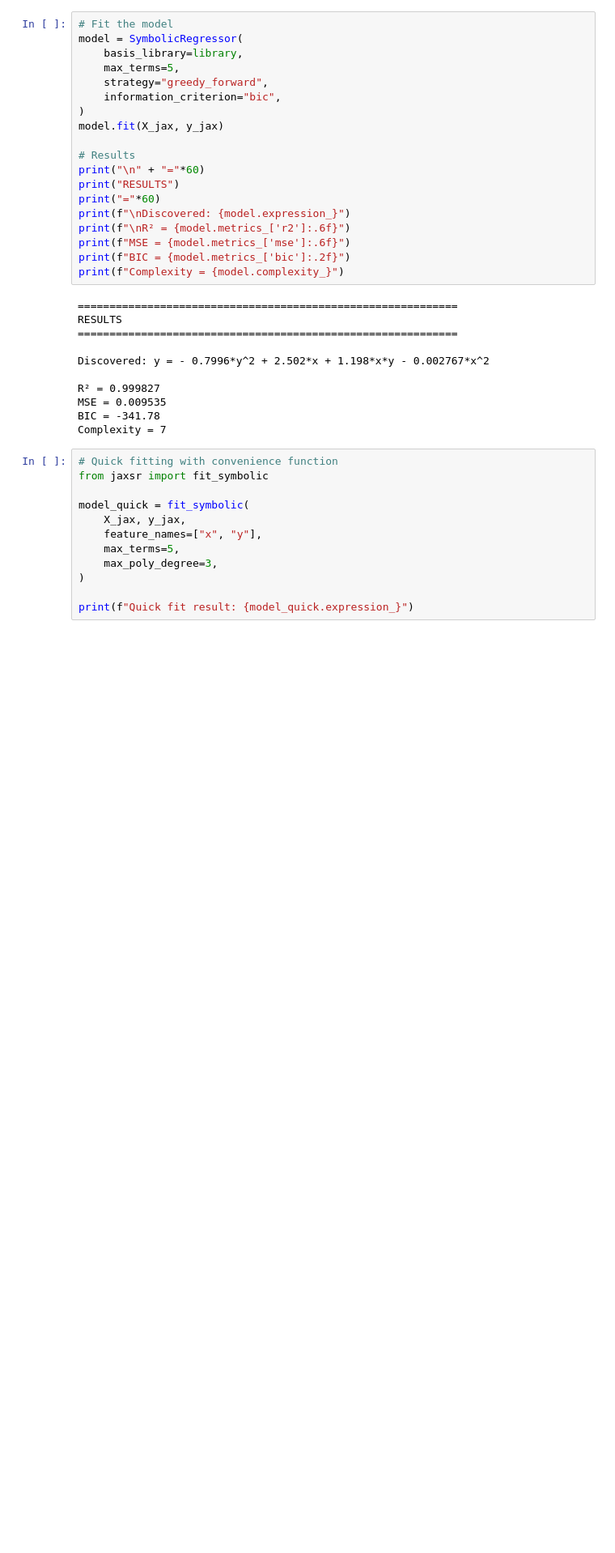
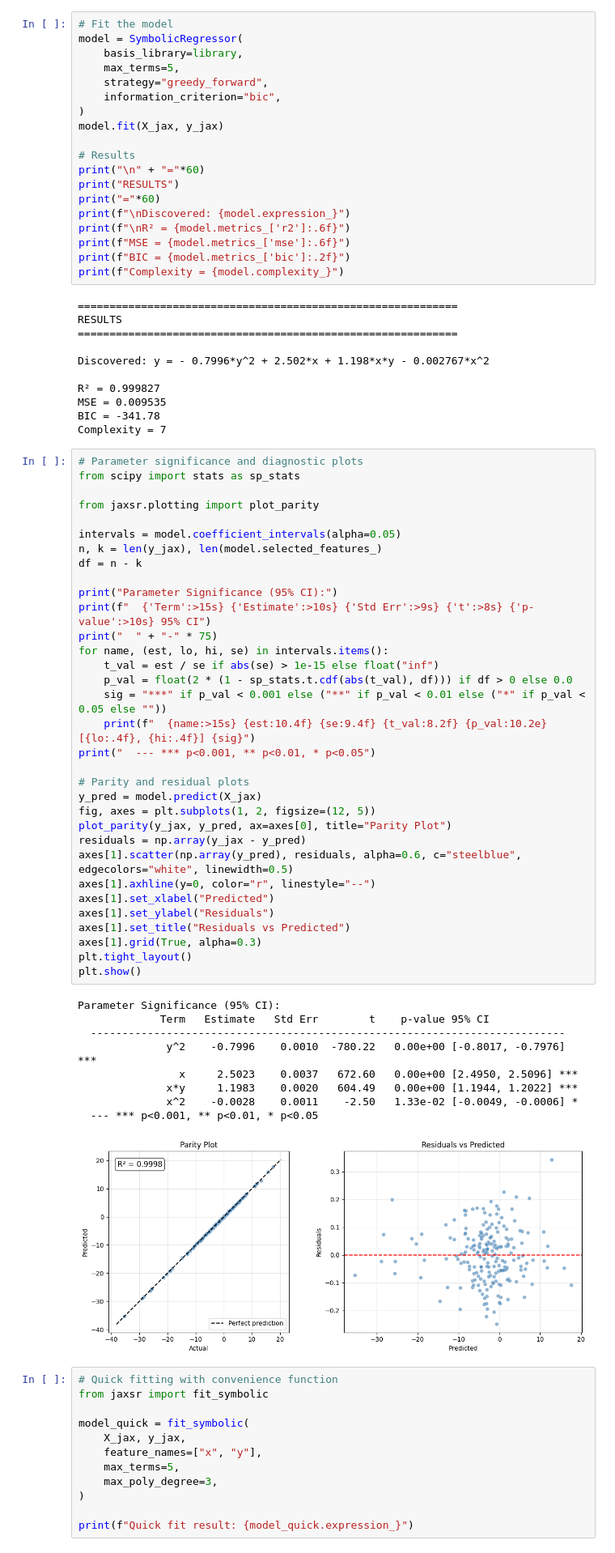
Before and after one commit to jkitchin/jaxsr, a Jupyter notebook: examples/comprehensive_tutorial.ipynb, the cells around one changed output. Shown at 81% size. Cells and saved outputs as stored; diff of their text form; blank space fills up the shorter version.

```diff
--- a/examples/comprehensive_tutorial.ipynb
+++ b/examples/comprehensive_tutorial.ipynb
@@ -97,6 +97,49 @@ R² = 0.999827
 MSE = 0.009535
 BIC = -341.78
 Complexity = 7
+# %%
+# Parameter significance and diagnostic plots
+from scipy import stats as sp_stats
+
+from jaxsr.plotting import plot_parity
+
+intervals = model.coefficient_intervals(alpha=0.05)
+n, k = len(y_jax), len(model.selected_features_)
+df = n - k
+
+print("Parameter Significance (95% CI):")
+print(f"  {'Term':>15s} {'Estimate':>10s} {'Std Err':>9s} {'t':>8s} {'p-value':>10s} 95% CI")
+print("  " + "-" * 75)
+for name, (est, lo, hi, se) in intervals.items():
+    t_val = est / se if abs(se) > 1e-15 else float("inf")
+    p_val = float(2 * (1 - sp_stats.t.cdf(abs(t_val), df))) if df > 0 else 0.0
+    sig = "***" if p_val < 0.001 else ("**" if p_val < 0.01 else ("*" if p_val < 0.05 else ""))
+    print(f"  {name:>15s} {est:10.4f} {se:9.4f} {t_val:8.2f} {p_val:10.2e} [{lo:.4f}, {hi:.4f}] {sig}")
+print("  --- *** p<0.001, ** p<0.01, * p<0.05")
+
+# Parity and residual plots
+y_pred = model.predict(X_jax)
+fig, axes = plt.subplots(1, 2, figsize=(12, 5))
+plot_parity(y_jax, y_pred, ax=axes[0], title="Parity Plot")
+residuals = np.array(y_jax - y_pred)
+axes[1].scatter(np.array(y_pred), residuals, alpha=0.6, c="steelblue", edgecolors="white", linewidth=0.5)
+axes[1].axhline(y=0, color="r", linestyle="--")
+axes[1].set_xlabel("Predicted")
+axes[1].set_ylabel("Residuals")
+axes[1].set_title("Residuals vs Predicted")
+axes[1].grid(True, alpha=0.3)
+plt.tight_layout()
+plt.show()
+# %% [output]
+Parameter Significance (95% CI):
+             Term   Estimate   Std Err        t    p-value 95% CI
+  ---------------------------------------------------------------------------
+              y^2    -0.7996    0.0010  -780.22   0.00e+00 [-0.8017, -0.7976] ***
+                x     2.5023    0.0037   672.60   0.00e+00 [2.4950, 2.5096] ***
+              x*y     1.1983    0.0020   604.49   0.00e+00 [1.1944, 1.2022] ***
+              x^2    -0.0028    0.0011    -2.50   1.33e-02 [-0.0049, -0.0006] *
+  --- *** p<0.001, ** p<0.01, * p<0.05
+[figure, added]
 # %%
 # Quick fitting with convenience function
 from jaxsr import fit_symbolic
```
Also changed, not shown: parts of 10 cells of this notebook, 12 other files.
